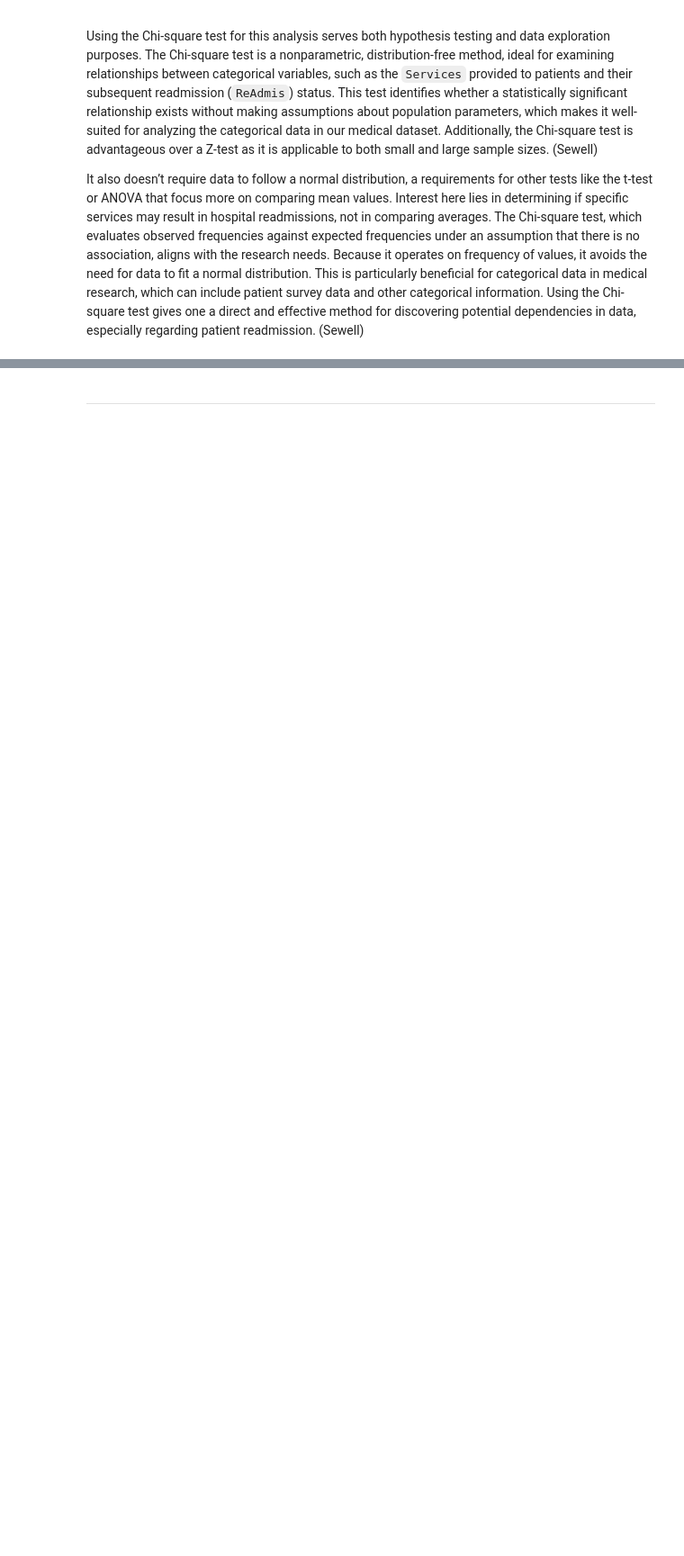
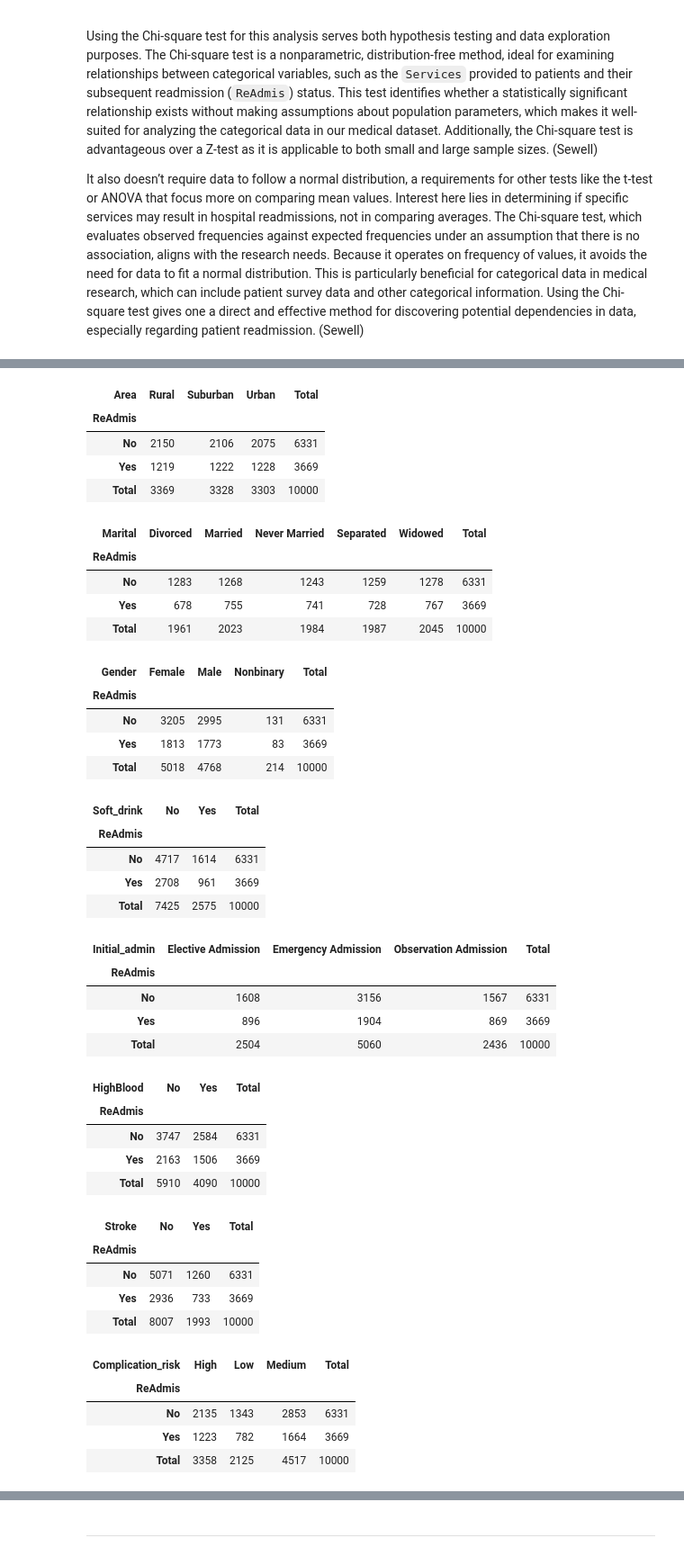
Before and after one commit to vertigoa/master, a Jupyter notebook: main.ipynb, the cells around one changed output, grey strips where cells are left out. Shown at 90% size. Saved outputs shown, nothing was run; the diff lists cells and outputs as text; code cells hidden in the pictures; blank space fills up the shorter version.

```diff
--- a/main.ipynb
+++ b/main.ipynb
@@ -222,0 +228,59 @@ It also doesn’t require data to follow a normal distribution, a requirements f
+# %%
+# The code below is used to generate a contingency table for each variable against 'ReAdmis' and display it properly. It was part of the explor; create a loop that can iterate through each variable and generate a contingency table for each variable against 'ReAdmis' and display it properly.
+
+import pandas as pd
+from IPython.display import display, HTML
+
+# Generate contingency table for each variable against 'ReAdmis'
+for column in df_cat.columns:
+    if column != 'ReAdmis':
+        contingency_table = pd.crosstab(df_cat['ReAdmis'], df_cat[column], margins=True, margins_name='Total')
+        contingency_table_styled = contingency_table.style.set_table_styles([
+            {'selector': 'th', 'props': [('border', '1px solid black')]},
+            {'selector': 'td', 'props': [('border', '1px solid black')]},
+            {'selector': 'tr:nth-child(even)', 'props': [('background-color', '#e9e9e9')]},
+            {'selector': 'tr:nth-child(odd)', 'props': [('background-color', '#F4F4F4')]},
+        ])
+        display(contingency_table_styled)
+        print('\n')
+# %% [output]
+| Area | Rural | Suburban | Urban | Total |
+| ReAdmis |  |  |  |  |
+| No | 2150 | 2106 | 2075 | 6331 |
+| Yes | 1219 | 1222 | 1228 | 3669 |
+| Total | 3369 | 3328 | 3303 | 10000 |
+| Marital | Divorced | Married | Never Married | Separated | Widowed | Total |
+| ReAdmis |  |  |  |  |  |  |
+| No | 1283 | 1268 | 1243 | 1259 | 1278 | 6331 |
+| Yes | 678 | 755 | 741 | 728 | 767 | 3669 |
+| Total | 1961 | 2023 | 1984 | 1987 | 2045 | 10000 |
+| Gender | Female | Male | Nonbinary | Total |
+| ReAdmis |  |  |  |  |
+| No | 3205 | 2995 | 131 | 6331 |
+| Yes | 1813 | 1773 | 83 | 3669 |
+| Total | 5018 | 4768 | 214 | 10000 |
+| Soft_drink | No | Yes | Total |
+| ReAdmis |  |  |  |
+| No | 4717 | 1614 | 6331 |
+| Yes | 2708 | 961 | 3669 |
+| Total | 7425 | 2575 | 10000 |
+| Initial_admin | Elective Admission | Emergency Admission | Observation Admission | Total |
+| ReAdmis |  |  |  |  |
+| No | 1608 | 3156 | 1567 | 6331 |
+| Yes | 896 | 1904 | 869 | 3669 |
+| Total | 2504 | 5060 | 2436 | 10000 |
+| HighBlood | No | Yes | Total |
+| ReAdmis |  |  |  |
+| No | 3747 | 2584 | 6331 |
+| Yes | 2163 | 1506 | 3669 |
+| Total | 5910 | 4090 | 10000 |
+| Stroke | No | Yes | Total |
+| ReAdmis |  |  |  |
+| No | 5071 | 1260 | 6331 |
+| Yes | 2936 | 733 | 3669 |
+| Total | 8007 | 1993 | 10000 |
+| Complication_risk | High | Low | Medium | Total |
+| ReAdmis |  |  |  |  |
+| No | 2135 | 1343 | 2853 | 6331 |
+| Yes | 1223 | 782 | 1664 | 3669 |
+| Total | 3358 | 2125 | 4517 | 10000 |
```
Also changed, not shown: parts of 6 cells of this notebook.
